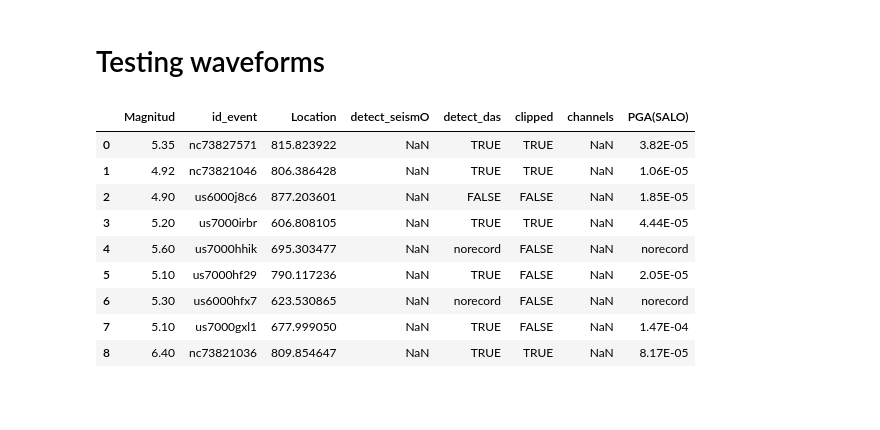
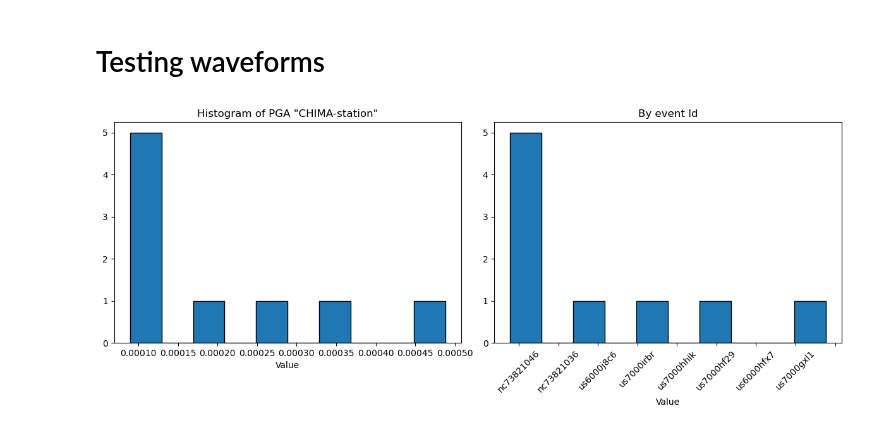
Before and after one commit to bradlipovsky/das-stuff, a Jupyter notebook: Clipping-study.ipynb, the cells around one changed output. Cells and saved outputs as stored; diff of their text form; code cells hidden in the pictures; blank space fills up the shorter version.

```diff
--- a/Clipping-study.ipynb
+++ b/Clipping-study.ipynb
@@ -257,14 +156,44 @@ plt.show()
-# %%
-clip = pd.read_csv('Clippedanalisis3.csv')
-clip
-# %% [output]
-|  | Magnitud | id_event | Location | detect_seismO | detect_das | clipped | channels | PGA(SALO) |
-| 0 | 5.35 | nc73827571 | 815.823922 | NaN | TRUE | TRUE | NaN | 3.82E-05 |
-| 1 | 4.92 | nc73821046 | 806.386428 | NaN | TRUE | TRUE | NaN | 1.06E-05 |
-| 2 | 4.90 | us6000j8c6 | 877.203601 | NaN | FALSE | FALSE | NaN | 1.85E-05 |
-| 3 | 5.20 | us7000irbr | 606.808105 | NaN | TRUE | TRUE | NaN | 4.44E-05 |
-| 4 | 5.60 | us7000hhik | 695.303477 | NaN | norecord | FALSE | NaN | norecord |
-| 5 | 5.10 | us7000hf29 | 790.117236 | NaN | TRUE | FALSE | NaN | 2.05E-05 |
-| 6 | 5.30 | us6000hfx7 | 623.530865 | NaN | norecord | FALSE | NaN | norecord |
-| 7 | 5.10 | us7000gxl1 | 677.999050 | NaN | TRUE | FALSE | NaN | 1.47E-04 |
-| 8 | 6.40 | nc73821036 | 809.854647 | NaN | TRUE | TRUE | NaN | 8.17E-05 |
+# %%
+import pandas as pd
+import matplotlib.pyplot as plt
+
+
+data2 = pd.DataFrame({'Event ID': thisid, 'PGA': PGA3})
+
+# Create subplots
+fig, ax = plt.subplots(1, 2, figsize=(12, 5))
+
+# Flatten the axes for easier indexing
+ax = ax.flatten()
+
+# Plot the histogram on the first subplot
+ax[0].hist(data2['PGA'].values, edgecolor='black')
+#ax[0].hist(data2['PGA'].values, bins=10, edgecolor='black')
+ax[0].set_xlabel('Value')
+
+#ax[0].set_title('Histogram of "CHIMA-station"')
+#ax[0].set_title('Histogram of "PRIN-station"')
+ax[0].set_title('Histogram of PGA "CHIMA-station"')
+plt.tight_layout()
+plt.gca().set_xticklabels(data2['Event ID'])
+plt.xticks(rotation=45)
+
+
+# Plot some other data on the second subplot
+# Replace the code below with your desired plot for the second subplot
+ax[1].hist(data2['PGA'].values, bins=10, edgecolor='black')
+ax[1].set_xlabel('Value')
+
+ax[1].set_title('By event Id')
+
+
+
+# Adjust spacing between subplots
+
+plt.tight_layout()
+plt.gca().set_xticklabels(data2['Event ID'])
+plt.xticks(rotation=45)
+
+plt.show()
+# %% [output]
+[figure, added]
```
Also changed, not shown: parts of 10 cells of this notebook.
